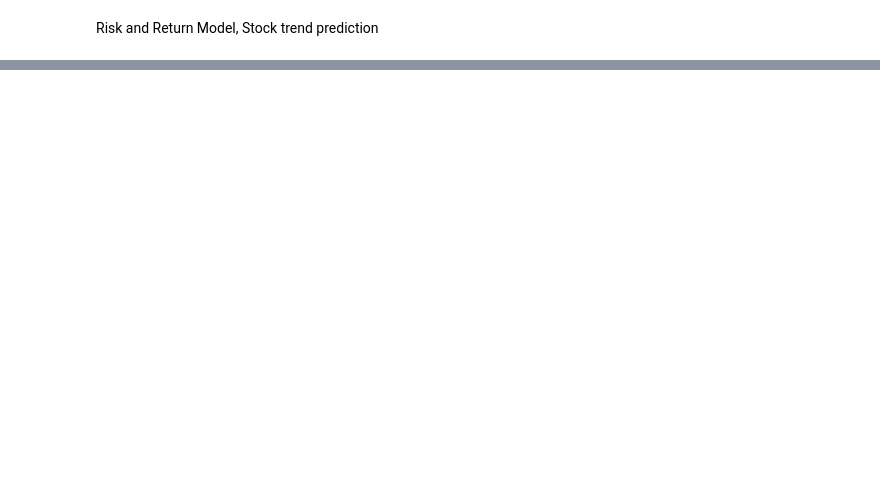
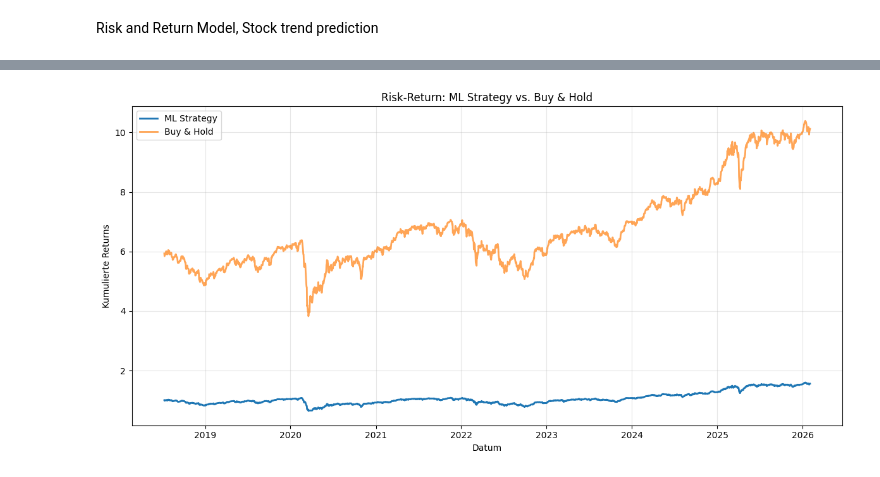
Before and after one commit to KreakxX/StockPredictor, a Jupyter notebook: model.ipynb, the cells around one changed output, grey strips where cells are left out. Drawn from its saved outputs; the diff is of its cells as text; code cells hidden in the pictures; blank space fills up the shorter version.

```diff
--- a/model.ipynb
+++ b/model.ipynb
@@ -53,0 +70,11 @@ LogisticRegression does not accept missing values encoded as NaN natively. For s
+# %%
+dax["strategy_return"] = 0
+
+dax.loc[X_test.index, "strategy_return"] = (
+    preds * dax.loc[X_test.index, "return"]
+)
+
+dax["market_return"] = dax["return"]
+
+dax["strategy_cumulative"] = (1 + dax["strategy_return"]).cumprod()
+dax["market_cumulative"] = (1 + dax["market_return"]).cumprod()
@@ -53,0 +121,21 @@ LogisticRegression does not accept missing values encoded as NaN natively. For s
+# %%
+plt.figure(figsize=(12, 6))
+
+# Kumulierte Returns plotten
+plt.plot(dax.loc[X_test.index].index,
+         dax.loc[X_test.index, "strategy_cumulative"],
+         label="ML Strategy", linewidth=2)
+
+plt.plot(dax.loc[X_test.index].index,
+         dax.loc[X_test.index, "market_cumulative"],
+         label="Buy & Hold", linewidth=2, alpha=0.7)
+
+plt.title("Risk-Return: ML Strategy vs. Buy & Hold")
+plt.xlabel("Datum")
+plt.ylabel("Kumulierte Returns")
+plt.legend()
+plt.grid(alpha=0.3)
+plt.tight_layout()
+plt.show()
+# %% [output]
+[figure, added]
```
Also changed, not shown: parts of 6 cells of this notebook.
